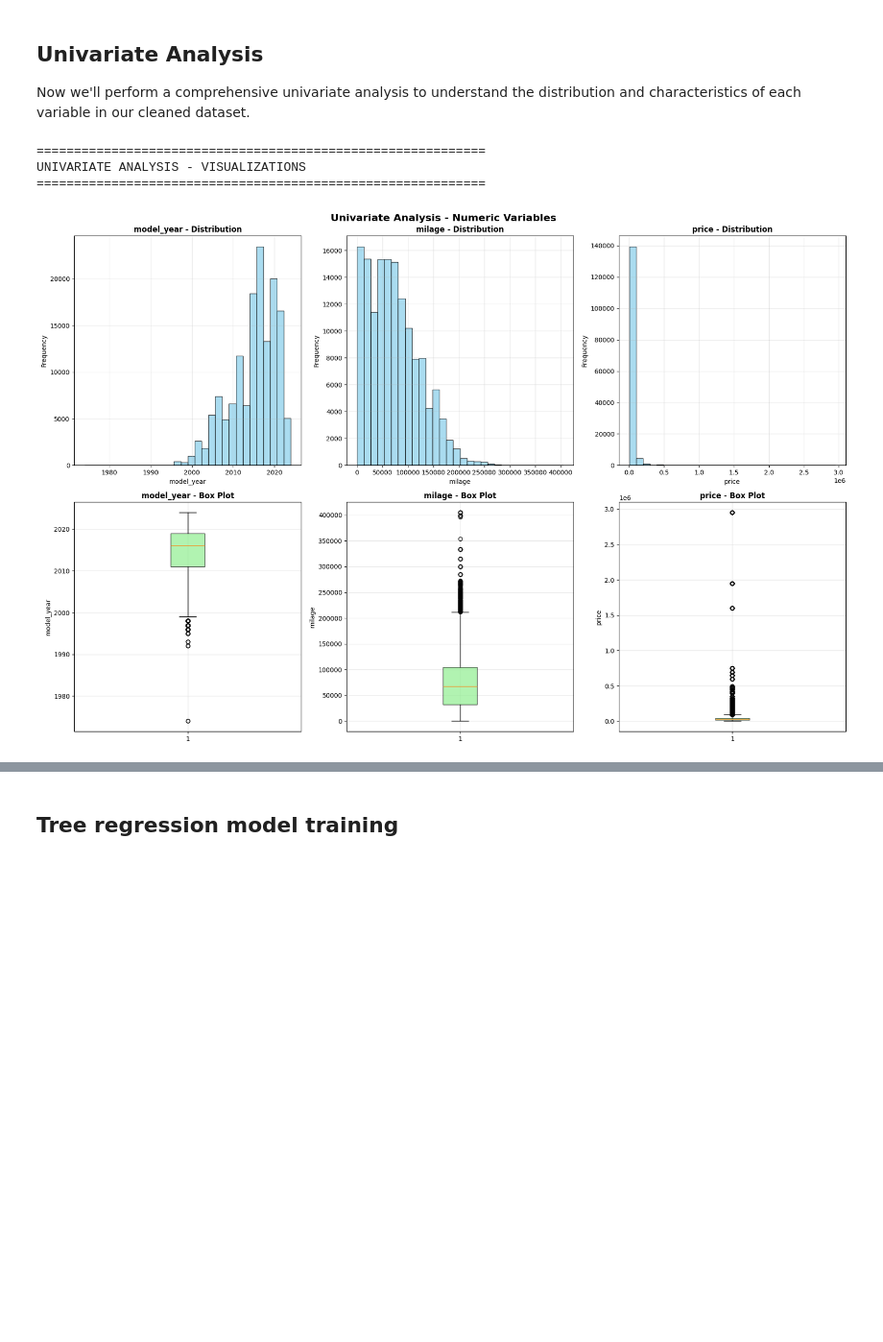
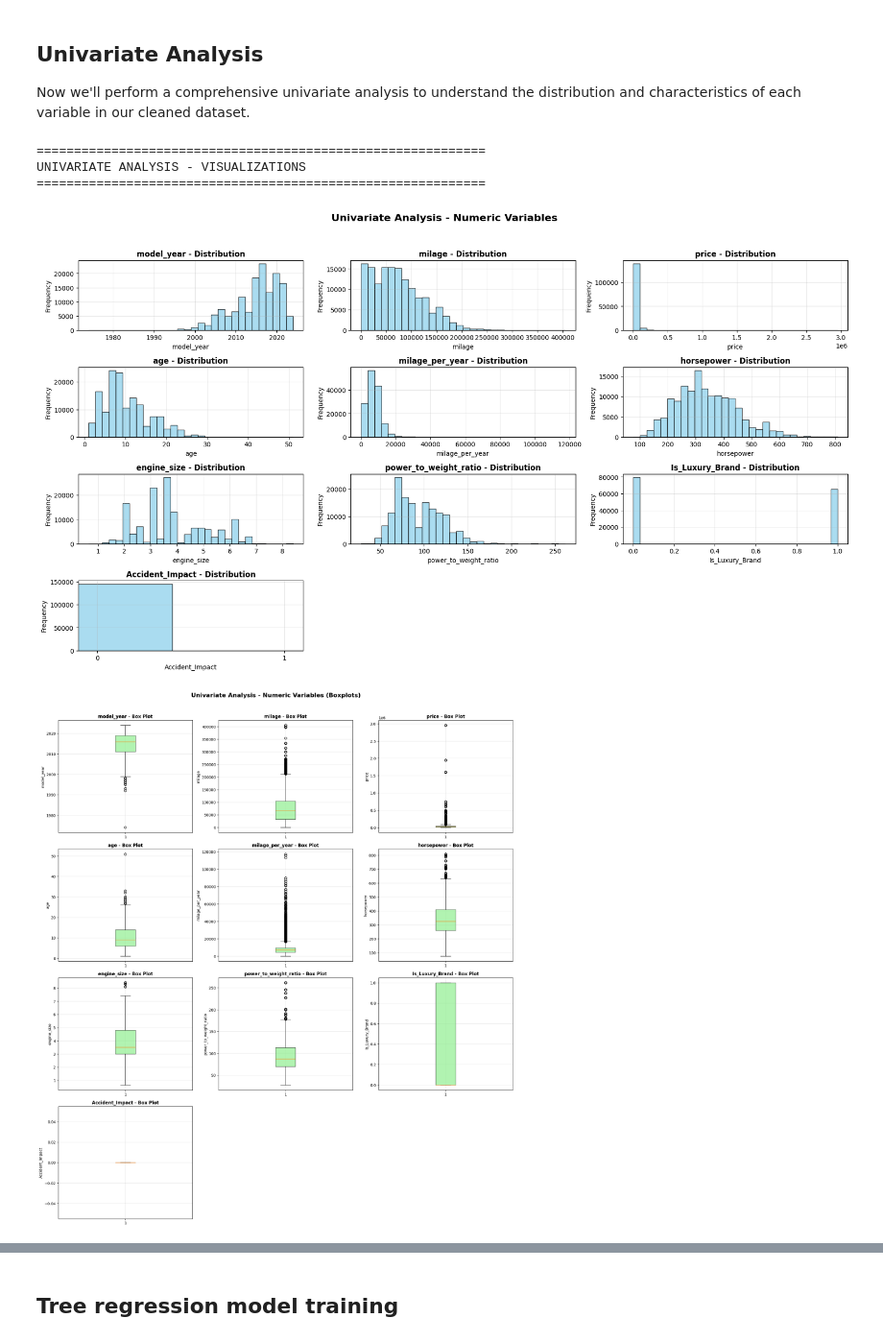
Before and after one commit to Factoria-F5-madrid/ai-project-Regression_equipo4, a Jupyter notebook: eda-of-used-car-prices.ipynb, the cells around one changed output, grey strips where cells are left out. Shown at 96% size. Drawn from its saved outputs; the diff is of its cells as text; code cells hidden in the pictures; blank space fills up the shorter version.

```diff
--- a/eda-of-used-car-prices.ipynb
+++ b/eda-of-used-car-prices.ipynb
@@ -169,7 +171,7 @@ def feature_engineering(df_clean):
         except:
             return None
 
-    df_clean['horsepower'] = df_clean['engine'].apply(extract_horsepower)
+    df_clean['horsepower'] = df_clean['engine'].apply(extract_horsepower)# when splitting fails nan values are assigned
     df_clean['engine_size'] = df_clean['engine'].apply(extract_engine_size)
     df_clean['power_to_weight_ratio'] = df_clean['horsepower']/df_clean['engine_size']
 
@@ -179,7 +181,8 @@ def feature_engineering(df_clean):
     df_clean['Is_Luxury_Brand'] = df_clean['brand'].apply(lambda x: 1 if x in luxury_brands else 0)
 
     df_clean['Accident_Impact'] = df_clean.apply(lambda x: 1 if x['accident'] == 1 and x['clean_title'] == 0 else 0, axis=1)
-
+    # Nan values are generated throug feature enginereeing. Drop rows with any NaN values after feature extraction
+    df_clean = df_clean.dropna()
     return df_clean
 # %%
 df_clean = feature_engineering(df_clean)
@@ -193,41 +219,70 @@ Now we'll perform a comprehensive univariate analysis to understand the distribu
 # %%
 # UNIVARIATE VISUALIZATIONS
 print("\n" + "=" * 60)
 print("UNIVARIATE ANALYSIS - VISUALIZATIONS")
 print("=" * 60)
 
 # Set up the plotting style
 plt.style.use('default')
-plt.rcParams['figure.figsize'] = (15, 10)
+plt.rcParams['figure.figsize'] = (15, 30)  # taller for 12 plots
 
 # 1. NUMERIC VARIABLES PLOTS
-fig, axes = plt.subplots(2, 3, figsize=(18, 12))
+numeric_columns = df_clean.select_dtypes(include=['number']).columns
+n_cols = 3
+n_rows = 6
+fig, axes = plt.subplots(n_rows, n_cols, figsize=(18, 30))
 fig.suptitle('Univariate Analysis - Numeric Variables', fontsize=16, fontweight='bold')
 
-numeric_columns = ['model_year', 'milage', 'price']
+for idx, col in enumerate(numeric_columns):
+    row = idx // n_cols
+    col_idx = idx % n_cols
+    # Histogram in the upper half of each cell
+    if col == 'Accident_Impact':
+        axes[row, col_idx].hist(df_clean[col].dropna(), bins=[-0.5,0.5,1.5], alpha=0.7, color='skyblue', edgecolor='black', rwidth=0.8)
+        axes[row, col_idx].set_xlim(-0.1, 1.1)
+        axes[row, col_idx].set_xticks([0, 1])
+    else:
+        axes[row, col_idx].hist(df_clean[col].dropna(), bins=30, alpha=0.7, color='skyblue', edgecolor='black')
+    axes[row, col_idx].set_title(f'{col} - Distribution', fontweight='bold')
+    axes[row, col_idx].set_xlabel(col)
+    axes[row, col_idx].set_ylabel('Frequency')
+    axes[row, col_idx].grid(True, alpha=0.3)
 
-for i, col in enumerate(numeric_columns):
-    # Histogram
-    axes[0, i].hist(df_clean[col].dropna(), bins=30, alpha=0.7, color='skyblue', edgecolor='black')
-    axes[0, i].set_title(f'{col} - Distribution', fontweight='bold')
-    axes[0, i].set_xlabel(col)
-    axes[0, i].set_ylabel('Frequency')
-    axes[0, i].grid(True, alpha=0.3)
+# Hide any unused subplots (remove empty histograms)
+for idx in range(len(numeric_columns), n_rows * n_cols):
+    row = idx // n_cols
+    col_idx = idx % n_cols
+    fig.delaxes(axes[row, col_idx])
 
-    # Box plot
-    axes[1, i].boxplot(df_clean[col].dropna(), patch_artist=True,
-                       boxprops=dict(facecolor='lightgreen', alpha=0.7))
-    axes[1, i].set_title(f'{col} - Box Plot', fontweight='bold')
-    axes[1, i].set_ylabel(col)
-    axes[1, i].grid(True, alpha=0.3)
+plt.tight_layout(rect=[0, 0.5, 1, 0.97])
+plt.show()
 
-plt.tight_layout()
+# Boxplots for numeric columns
+fig2, axes2 = plt.subplots(n_rows, n_cols, figsize=(18, 30))
+fig2.suptitle('Univariate Analysis - Numeric Variables (Boxplots)', fontsize=16, fontweight='bold')
+
+for idx, col in enumerate(numeric_columns):
+    row = idx // n_cols
+    col_idx = idx % n_cols
+    axes2[row, col_idx].boxplot(df_clean[col].dropna(), patch_artist=True, boxprops=dict(facecolor='lightgreen', alpha=0.7))
+    axes2[row, col_idx].set_title(f'{col} - Box Plot', fontweight='bold')
+    axes2[row, col_idx].set_ylabel(col)
+    axes2[row, col_idx].grid(True, alpha=0.3)
+
+# Hide any unused subplots in boxplots
+for idx in range(len(numeric_columns), n_rows * n_cols):
+    row = idx // n_cols
+    col_idx = idx % n_cols
+    fig2.delaxes(axes2[row, col_idx])
+
+plt.tight_layout(rect=[0, 0, 1, 0.97])
 plt.show()
 # %% [output]
 ============================================================
 UNIVARIATE ANALYSIS - VISUALIZATIONS
 ============================================================
-[figure, old version]
+[figure, new version]
+[figure, added]
 # %%
 # CATEGORICAL VARIABLES PLOTS
 categorical_columns = ['brand', 'model', 'fuel_type', 'engine', 'transmission', 'ext_col', 'int_col', 'accident', 'clean_title']
```
Also changed, not shown: parts of 9 cells of this notebook, 1 other file.
